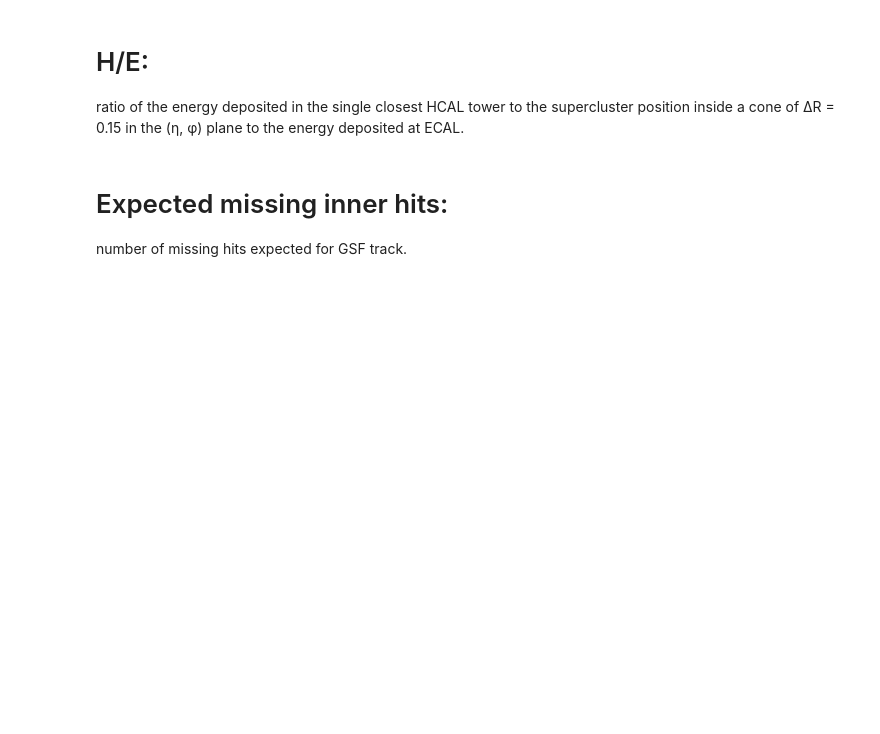
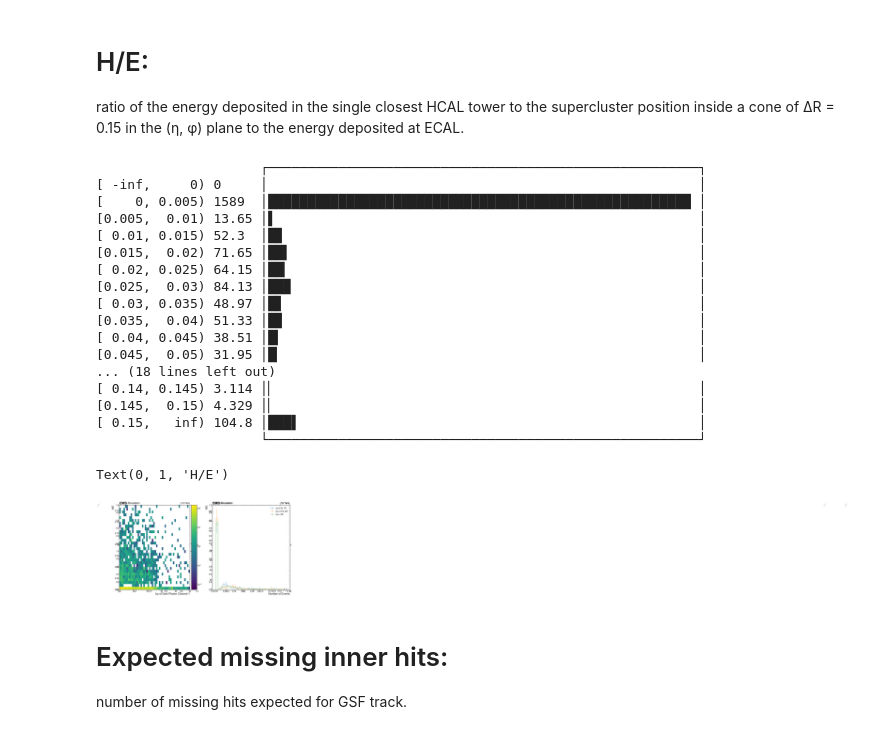
Before and after one commit to yfv2ev/SIDM, a Jupyter notebook: sidm/studies/GSF_electrons_profiles.ipynb, the cells around one changed output. Drawn from its saved outputs; the diff is of its cells as text; code cells hidden in the pictures; blank space fills up the shorter version.

```diff
--- a/sidm/studies/GSF_electrons_profiles.ipynb
+++ b/sidm/studies/GSF_electrons_profiles.ipynb
@@ -581,20 +569,39 @@ ratio of the energy deposited in the single closest HCAL tower to the superclust
 # %%
 #hists = out[sample]["hists"]
 plt.subplots(2, 2, figsize=(30,15))
 plt.subplot(1, 2, 1)
-for sample in samples:
-    utilities.plot(hists["electron_GsfEleHadronicOverEMEnergyScaledCut2d"][channels[1], :, :], label = sample, norm=mpl.colors.LogNorm())
+utilities.plot(hists["electron_GsfEleHadronicOverEMEnergyScaledCut2d"][channels[1], :, :], label = sample, norm=mpl.colors.LogNorm())
 plt.xlabel("lxy of Dark Photon Channel 1")
 plt.ylabel("H/E")
 plt.xlim(0,50)
 plt.subplot(1, 2, 2)
 utilities.plot(hists["electron_GsfEleHadronicOverEMEnergyScaledCut2d"][channels[1],slice(0, 2, sum),:], label = "Lxy 0 to 10",density=True)
 utilities.plot(hists["electron_GsfEleHadronicOverEMEnergyScaledCut2d"][channels[1],slice(2,4, sum),:], label = "Lxy 10 to 20",density=True)
 utilities.plot(hists["electron_GsfEleHadronicOverEMEnergyScaledCut2d"][channels[1],slice(4,101, sum),:], label = "Lxy >20" ,density=True)
 plt.legend()
 print(hists["electron_GsfEleHadronicOverEMEnergyScaledCut2d"][channels[1],slice(3, 101, sum),:])
 plt.xlabel("Number of Events")
 plt.ylabel("H/E")
+# %% [output]
+                     ┌───────────────────────────────────────────────────────┐
+[ -inf,     0) 0     │                                                       │
+[    0, 0.005) 1589  │██████████████████████████████████████████████████████ │
+[0.005,  0.01) 13.65 │▌                                                      │
+[ 0.01, 0.015) 52.3  │█▊                                                     │
+[0.015,  0.02) 71.65 │██▍                                                    │
+[ 0.02, 0.025) 64.15 │██▏                                                    │
+[0.025,  0.03) 84.13 │██▉                                                    │
+[ 0.03, 0.035) 48.97 │█▋                                                     │
+[0.035,  0.04) 51.33 │█▊                                                     │
+[ 0.04, 0.045) 38.51 │█▎                                                     │
+[0.045,  0.05) 31.95 │█▏                                                     │
+... (18 lines left out)
+[ 0.14, 0.145) 3.114 │▏                                                      │
+[0.145,  0.15) 4.329 │▏                                                      │
+[ 0.15,   inf) 104.8 │███▌                                                   │
+                     └───────────────────────────────────────────────────────┘
+Text(0, 1, 'H/E')
+[figure, added]
 # %% [markdown]
 # Expected missing inner hits:
 
```
Also changed, not shown: parts of 9 cells of this notebook, 1 other file.
